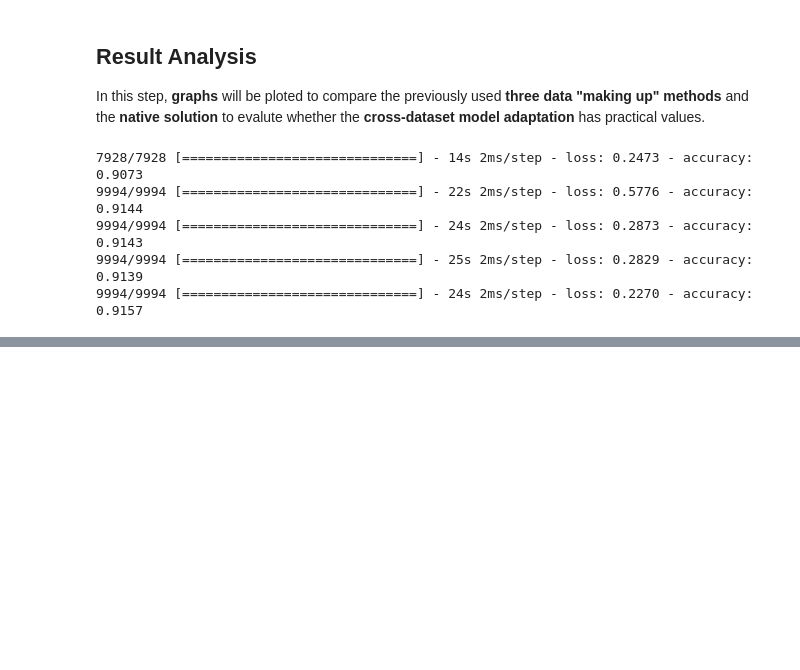
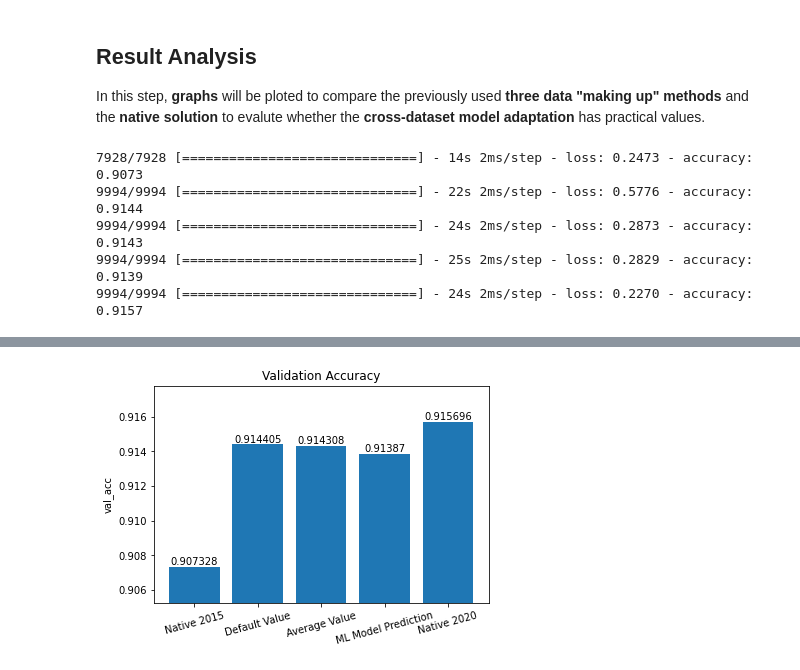
Before and after one commit to OzelotVanilla/PythonCourseRepos, a Jupyter notebook: Project_Interactive_Demo.ipynb, the cells around one changed output, grey strips where cells are left out. Saved outputs shown, nothing was run; the diff lists cells and outputs as text; code cells hidden in the pictures; blank space fills up the shorter version.

Commit message:
Add Result Analysis Part to Jupyter

```diff
--- a/Project_Interactive_Demo.ipynb
+++ b/Project_Interactive_Demo.ipynb
@@ -756,0 +751,21 @@ AttributeError: 'list' object has no attribute 'keys'
+# %%
+# Plot the validation accuracy graph
+import matplotlib.pyplot as plt
+%matplotlib inline
+# Prepare data for ploting
+accuracys = [result_2015[1], result_default[1], result_average[1], result_ml[1], result_2020[1]]
+x_labels = ['Native 2015', 'Default Value', 'Average Value', 'ML Model Prediction', 'Native 2020']
+min_acc = min(accuracys)
+max_acc = max(accuracys)
+padding = (max_acc - min_acc) / 4
+# Plot the graph
+plt.clf()
+acc_graph = plt.bar(range(5), accuracys, align='center')
+plt.ylabel('val_acc')
+plt.title('Validation Accuracy')
+plt.xticks(range(5), x_labels, rotation=15)
+plt.ylim([min_acc-padding, max_acc+padding])
+plt.bar_label(acc_graph, fmt='%g', label_type='edge')
+plt.show()
+# %% [output]
+[figure, added]
```
Also changed, not shown: parts of 4 cells of this notebook.
